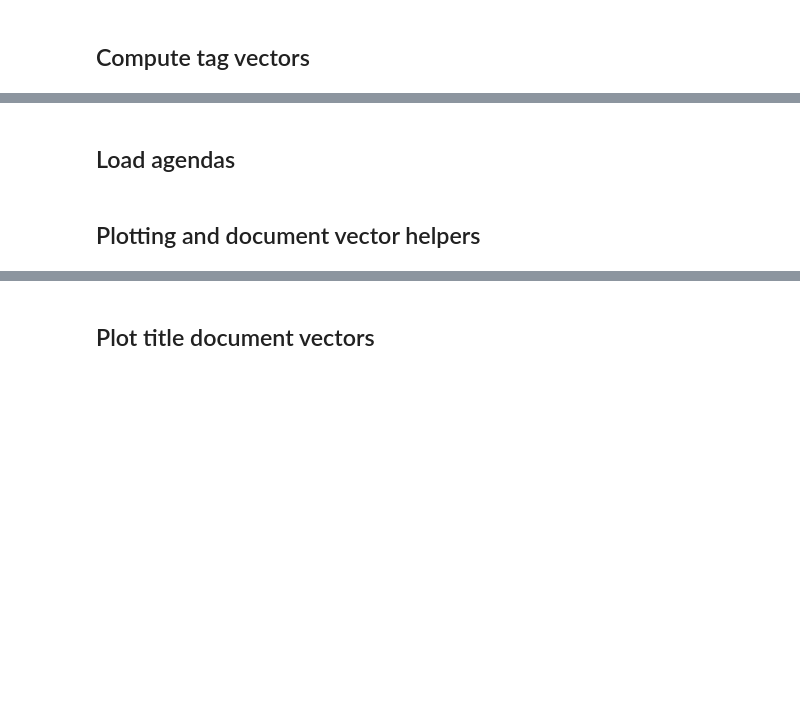
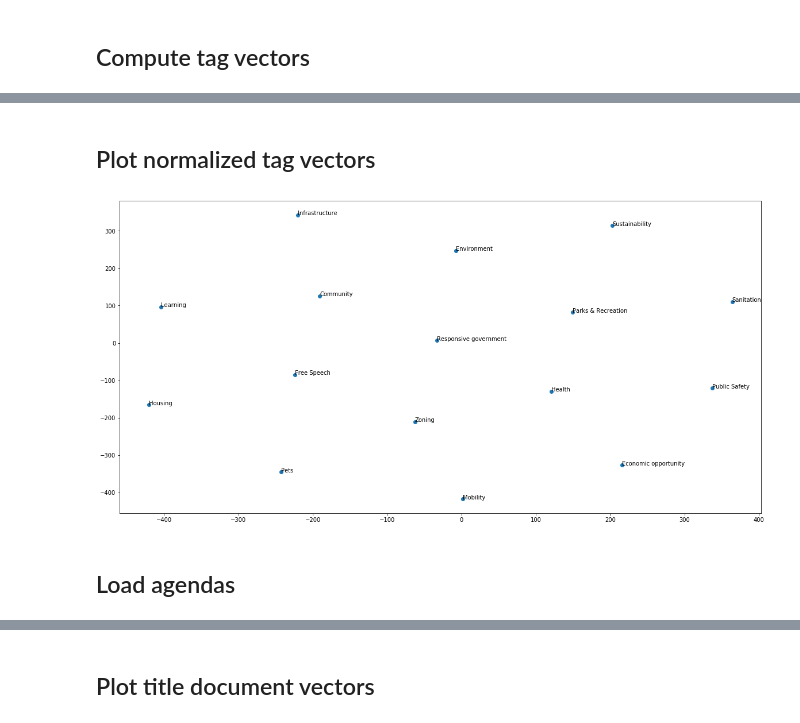
Before and after one commit to eselkin/CouncilML, a Jupyter notebook: doc_embedder/doc_embedder_nb.ipynb, the cells around one changed output, grey strips where cells are left out. Cells and saved outputs as stored; diff of their text form; code cells hidden in the pictures; blank space fills up the shorter version.

```diff
--- a/doc_embedder/doc_embedder_nb.ipynb
+++ b/doc_embedder/doc_embedder_nb.ipynb
@@ -41,3 +87,9 @@ norm_tag_vectors = [normalize_1d(vector) for vector in tag_vectors]
+# %% [markdown]
+##  Plot normalized tag vectors
+# %%
+tsne_scatter_plot(norm_tag_vectors_df[0].tolist(), tag_list)
+# %% [output]
+[figure, added]
 # %% [markdown]
 ## Load agendas
 # %%
@@ -49,5 +101,3 @@ with open(AGENDAS_FILE) as agendas_file:
   for k in data:
     for item_list in data[k]:
       agenda_items.extend(item_list)
-# %% [markdown]
-## Plotting and document vector helpers
```
Also changed, not shown: parts of 14 cells of this notebook.
